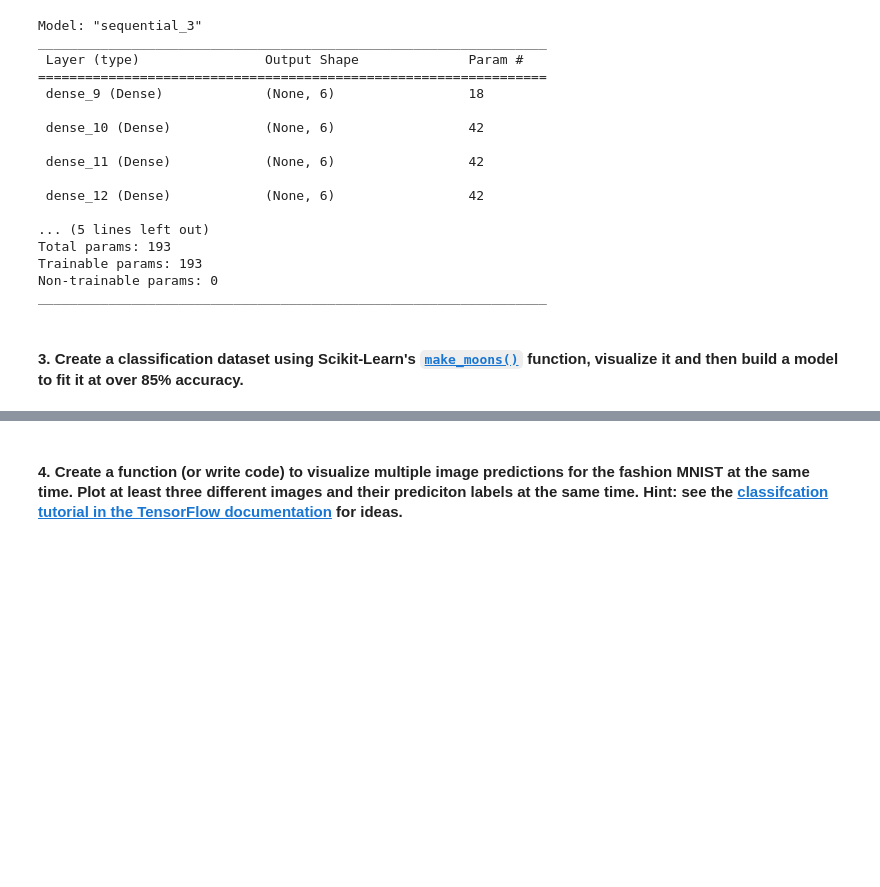
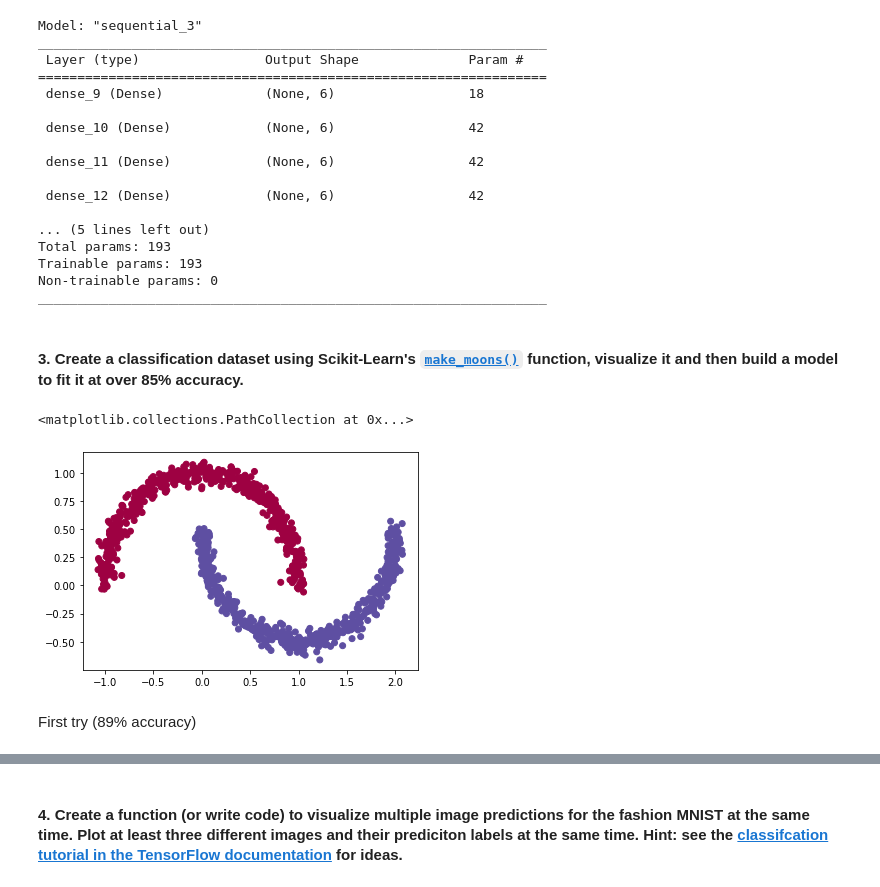
Before and after one commit to jacksonns/TensorFlow_Practice, a Jupyter notebook: 02_tf_classification.ipynb, the cells around one changed output, grey strips where cells are left out. Drawn from its saved outputs; the diff is of its cells as text; code cells hidden in the pictures; blank space fills up the shorter version.

```diff
--- a/02_tf_classification.ipynb
+++ b/02_tf_classification.ipynb
@@ -216,3 +216,16 @@ Non-trainable params: 0
 _________________________________________________________________
 # %% [markdown]
 #### 3. Create a classification dataset using Scikit-Learn's [`make_moons()`](https://scikit-learn.org/stable/modules/generated/sklearn.datasets.make_moons.html) function, visualize it and then build a model to fit it at over 85% accuracy.
+# %%
+from sklearn.datasets import make_moons
+
+n_samples = 1000
+
+x, y = make_moons(n_samples, noise = 0.05)
+# %%
+plt.scatter(x[:,0], x[:,1], c = y, cmap = plt.cm.Spectral)
+# %% [output]
+<matplotlib.collections.PathCollection at 0x...>
+[figure, added]
+# %% [markdown]
+First try (89% accuracy)
```
Also changed, not shown: parts of 33 cells of this notebook.
